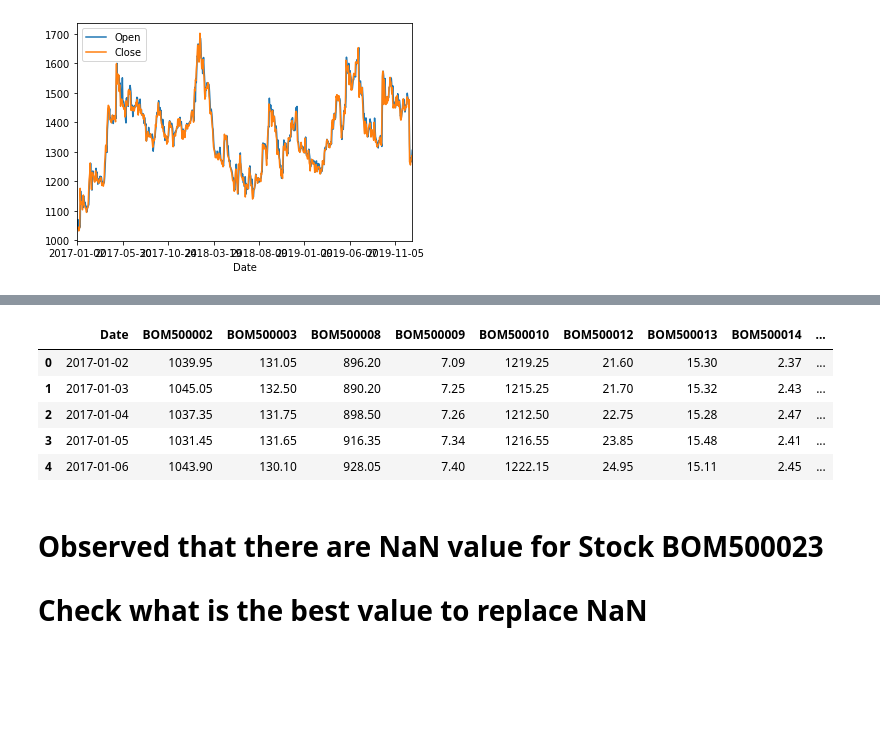
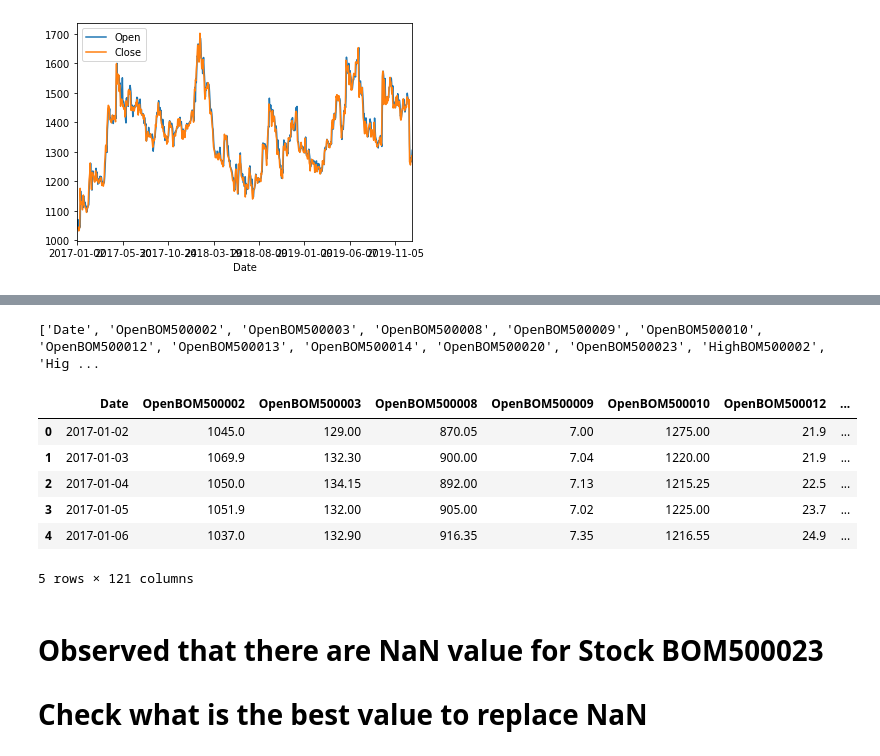
Before and after one commit to santoshgurujula/Springboard, a Jupyter notebook: DataWrangling.ipynb, the cells around one changed output, grey strips where cells are left out. Cells and saved outputs as stored; diff of their text form; code cells hidden in the pictures; blank space fills up the shorter version.

```diff
--- a/DataWrangling.ipynb
+++ b/DataWrangling.ipynb
@@ -66,7 +66,7 @@ Index(['Unnamed: 0', 'Date', 'Open', 'High', 'Low', 'Close', 'WAP',
       dtype='object')
 # %%
 #Drop unwanted columns
-share_price_df=share_price_df.drop(labels=['Unnamed: 0','Deliverable Quantity','% Deli. Qty to Traded Qty','High','Low'],axis=1)
+share_price_df=share_price_df.drop(labels=['Unnamed: 0'],axis=1)
 # %%
 share_price_df.columns
 # %% [output]
@@ -85,6 +86,6 @@ share_price_df[share_price_df['stockname']=='BOM500002'].plot(x='Date',
 [figure]
 # %%
 #Pivot based on stockname for only Close price
-share_price_pivot_df=share_price_df.pivot(index='Date', columns='stockname')['Close'].reset_index()
+share_price_pivot_df=share_price_df.pivot(index='Date', columns='stockname').reset_index()
 share_price_pivot_df.head()
 # %% [output]
@@ -103,14 +120,25 @@ Index(['Date', 'BOM500002', 'BOM500003', 'BOM500008', 'BOM500009', 'BOM500010',
+# %%
+columnnames=[]
+for column in share_price_pivot_df.columns:
+  #print(column)
+  columnnames.append(column)
+print(columnnames)
+# %% [output]
+['Date', 'OpenBOM500002', 'OpenBOM500003', 'OpenBOM500008', 'OpenBOM500009', 'OpenBOM500010', 'OpenBOM500012', 'OpenBOM500013', 'OpenBOM500014', 'OpenBOM500020', 'OpenBOM500023', 'HighBOM500002', 'Hig ...
 # %%
 #changing Index name to None
 share_price_pivot_df.columns.name = None
+#rename column names
+share_price_pivot_df.columns=columnnames
 share_price_pivot_df.head()
 # %% [output]
-|  | Date | BOM500002 | BOM500003 | BOM500008 | BOM500009 | BOM500010 | BOM500012 | BOM500013 | BOM500014 | ... |
-| 0 | 2017-01-02 | 1039.95 | 131.05 | 896.20 | 7.09 | 1219.25 | 21.60 | 15.30 | 2.37 | ... |
-| 1 | 2017-01-03 | 1045.05 | 132.50 | 890.20 | 7.25 | 1215.25 | 21.70 | 15.32 | 2.43 | ... |
-| 2 | 2017-01-04 | 1037.35 | 131.75 | 898.50 | 7.26 | 1212.50 | 22.75 | 15.28 | 2.47 | ... |
-| 3 | 2017-01-05 | 1031.45 | 131.65 | 916.35 | 7.34 | 1216.55 | 23.85 | 15.48 | 2.41 | ... |
-| 4 | 2017-01-06 | 1043.90 | 130.10 | 928.05 | 7.40 | 1222.15 | 24.95 | 15.11 | 2.45 | ... |
+|  | Date | OpenBOM500002 | OpenBOM500003 | OpenBOM500008 | OpenBOM500009 | OpenBOM500010 | OpenBOM500012 | ... |
+| 0 | 2017-01-02 | 1045.0 | 129.00 | 870.05 | 7.00 | 1275.00 | 21.9 | ... |
+| 1 | 2017-01-03 | 1069.9 | 132.30 | 900.00 | 7.04 | 1220.00 | 21.9 | ... |
+| 2 | 2017-01-04 | 1050.0 | 134.15 | 892.00 | 7.13 | 1215.25 | 22.5 | ... |
+| 3 | 2017-01-05 | 1051.9 | 132.00 | 905.00 | 7.02 | 1225.00 | 23.7 | ... |
+| 4 | 2017-01-06 | 1037.0 | 132.90 | 916.35 | 7.35 | 1216.55 | 24.9 | ... |
+5 rows × 121 columns
 # %% [markdown]
 # Observed that there are NaN value for Stock **BOM500023**
 # Check what is the best value to replace **NaN**
```
Also changed, not shown: parts of 3 cells of this notebook.
